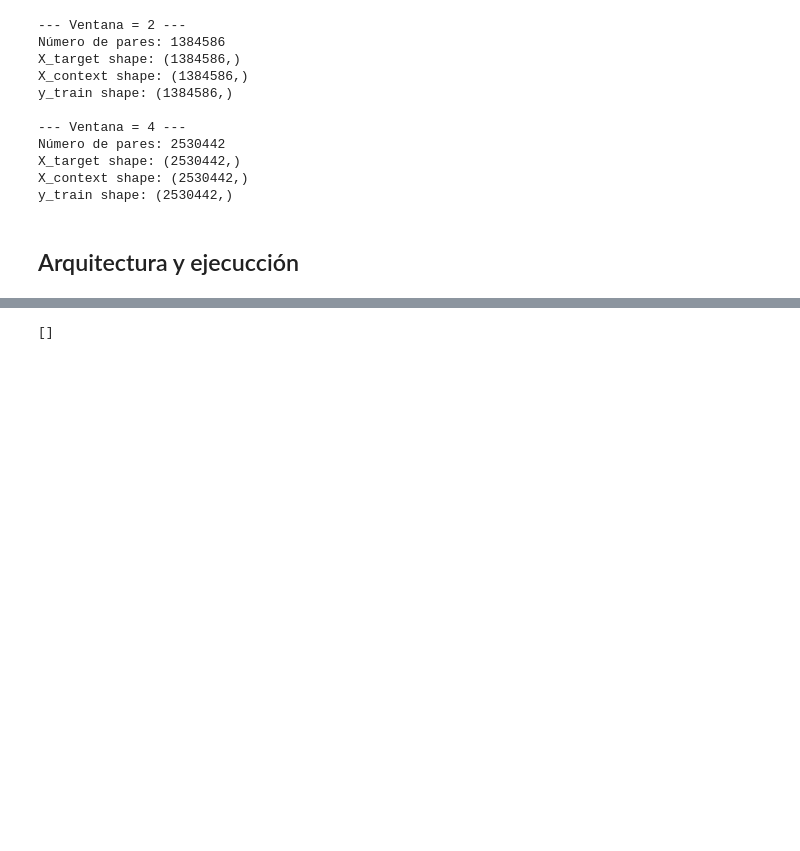
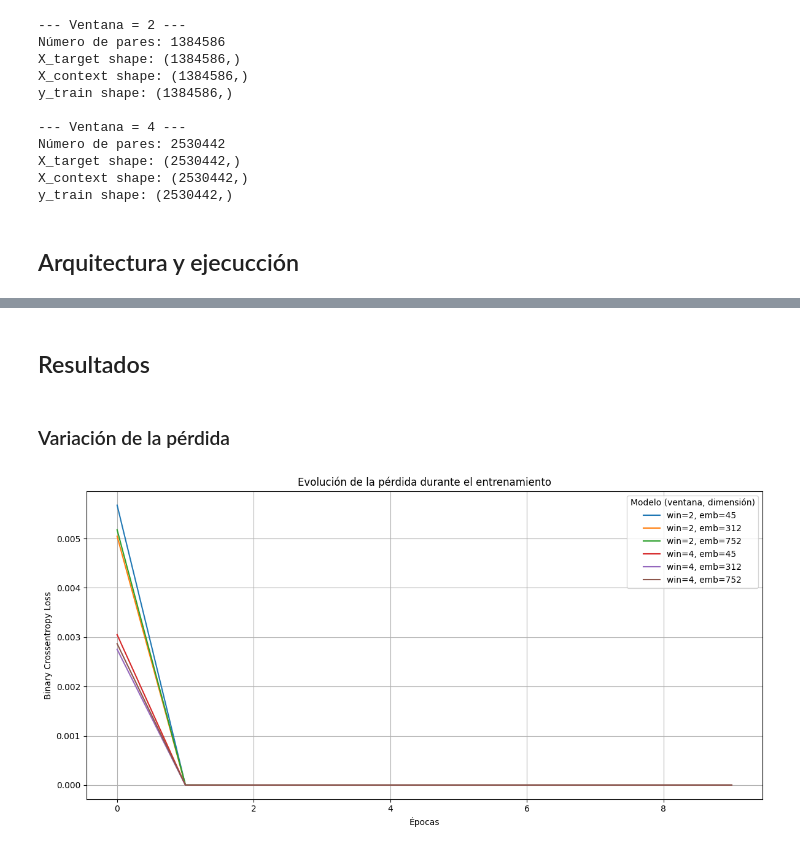
Before and after one commit to Alf-caput/UFVDeepLearning, a Jupyter notebook: P2_NaturalLanguageProcessing/PW2_embedding_2.ipynb, the cells around one changed output, grey strips where cells are left out. Saved outputs shown, nothing was run; the diff lists cells and outputs as text; code cells hidden in the pictures; blank space fills up the shorter version.

Commit message:
Generación de los 3 modelos, comparación de palabras usando el cosine. Fin de la Fase 2

```diff
--- a/P2_NaturalLanguageProcessing/PW2_embedding_2.ipynb
+++ b/P2_NaturalLanguageProcessing/PW2_embedding_2.ipynb
@@ -380,3 +378,35 @@ KeyboardInterrupt:
+# %% [markdown]
+## Resultados
+# %% [markdown]
+### Variación de la pérdida
 # %%
+import matplotlib.pyplot as plt
+
+# Dimensiones de embedding y tamaños de ventana usados
+embedding_dims = [45, 312, 752]
+window_sizes   = [2, 4]
+
+plt.figure(figsize=(12, 6))
+
+for w in window_sizes:
+    for ed in embedding_dims:
+        key = (w, ed)
+        if key not in histories:
+            print(f'⚠️ No se encontró historial para ventana={w}, embedding={ed}')
+            continue
+
+        loss_values = histories[key].history['loss']
+        plt.plot(
+            loss_values,
+            label=f'win={w}, emb={ed}'
+        )
+
+plt.title('Evolución de la pérdida durante el entrenamiento')
+plt.xlabel('Épocas')
+plt.ylabel('Binary Crossentropy Loss')
+plt.legend(title='Modelo (ventana, dimensión)')
+plt.grid(True)
+plt.tight_layout()
+plt.show()
 # %% [output]
-[]
+[figure, added]
```
Also changed, not shown: parts of 8 cells of this notebook.
